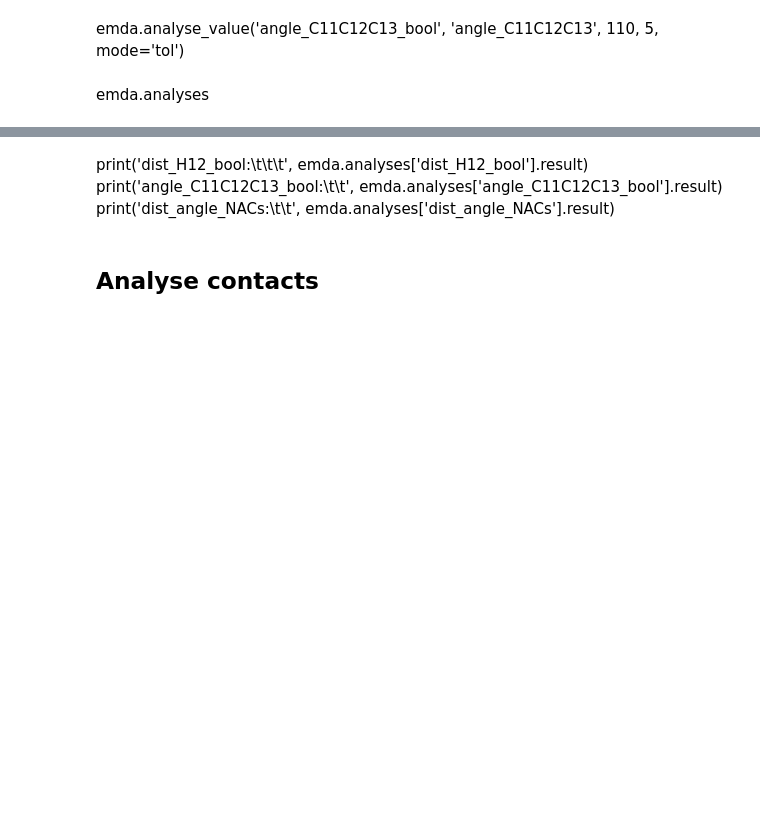
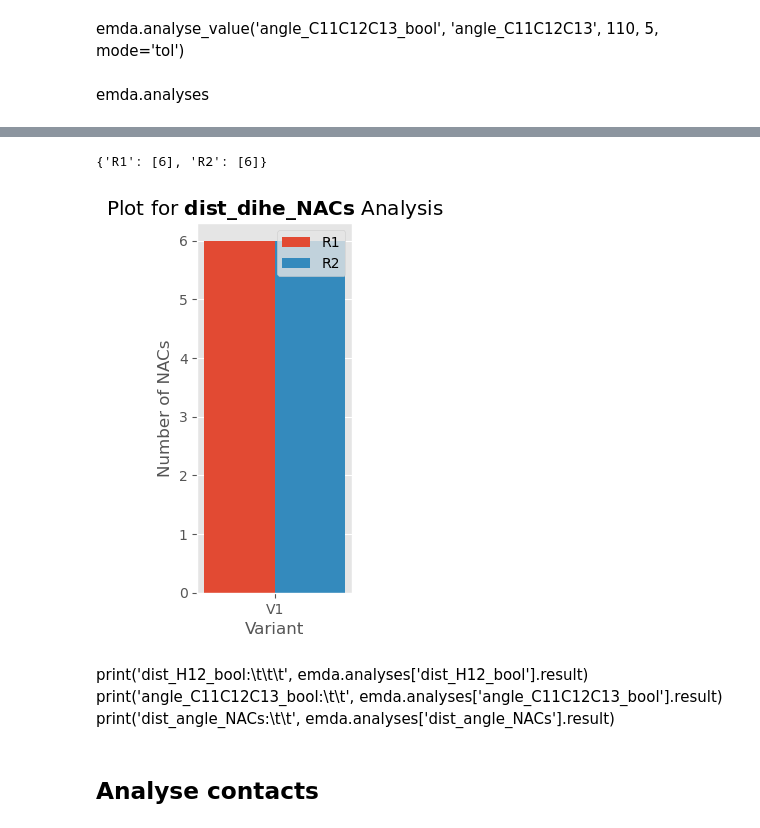
Before and after one commit to MolBioMedUAB/EMDA, a Jupyter notebook: example/example.ipynb, the cells around one changed output, grey strips where cells are left out. Cells and saved outputs as stored; diff of their text form; code cells hidden in the pictures; blank space fills up the shorter version.

```diff
--- a/example/example.ipynb
+++ b/example/example.ipynb
@@ -162,3 +157,8 @@ emda.analyses['dist_dihe_NACs'].result
+# %%
+emda.plot_NACs('dist_dihe_NACs', merge_replicas=False, percentage=False, bar_width=0.2)
+# %% [output]
+{'R1': [6], 'R2': [6]}
+[figure, added]
 # %% [markdown]
 print('dist_H12_bool:\t\t\t', emda.analyses['dist_H12_bool'].result)
 print('angle_C11C12C13_bool:\t\t', emda.analyses['angle_C11C12C13_bool'].result)
```
Also changed, not shown: parts of 17 cells of this notebook.
